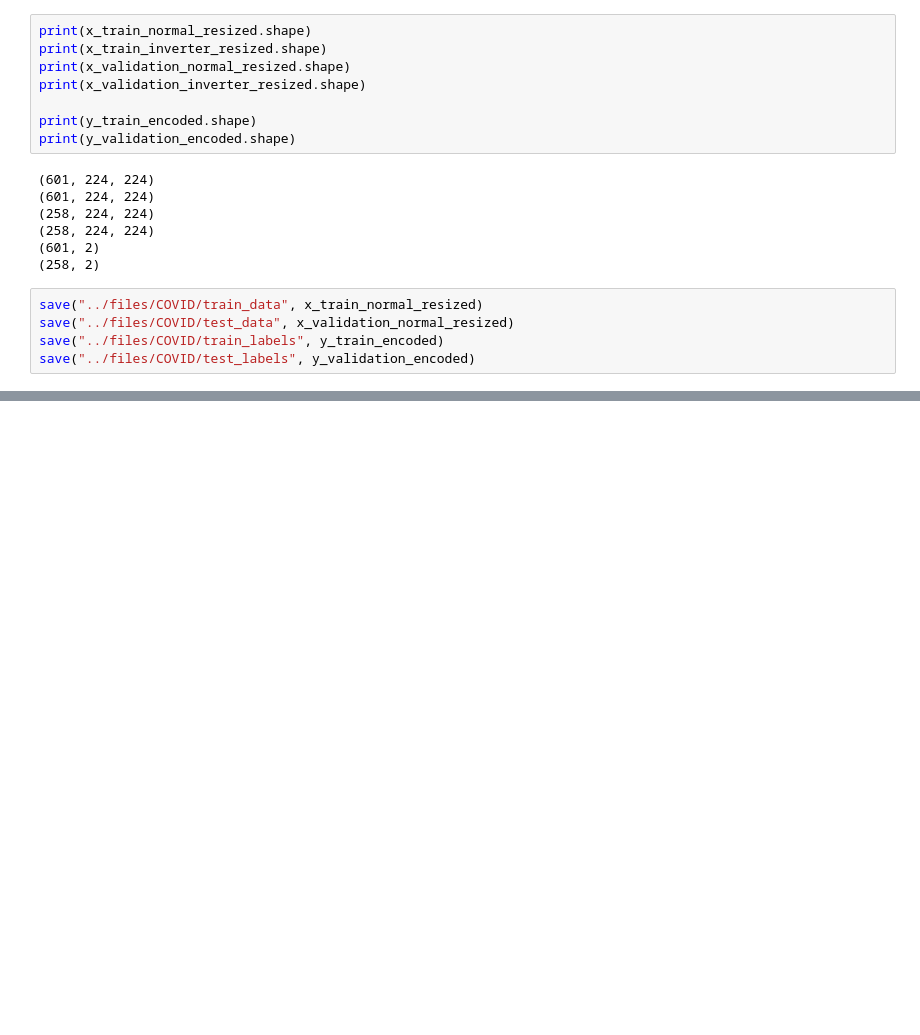
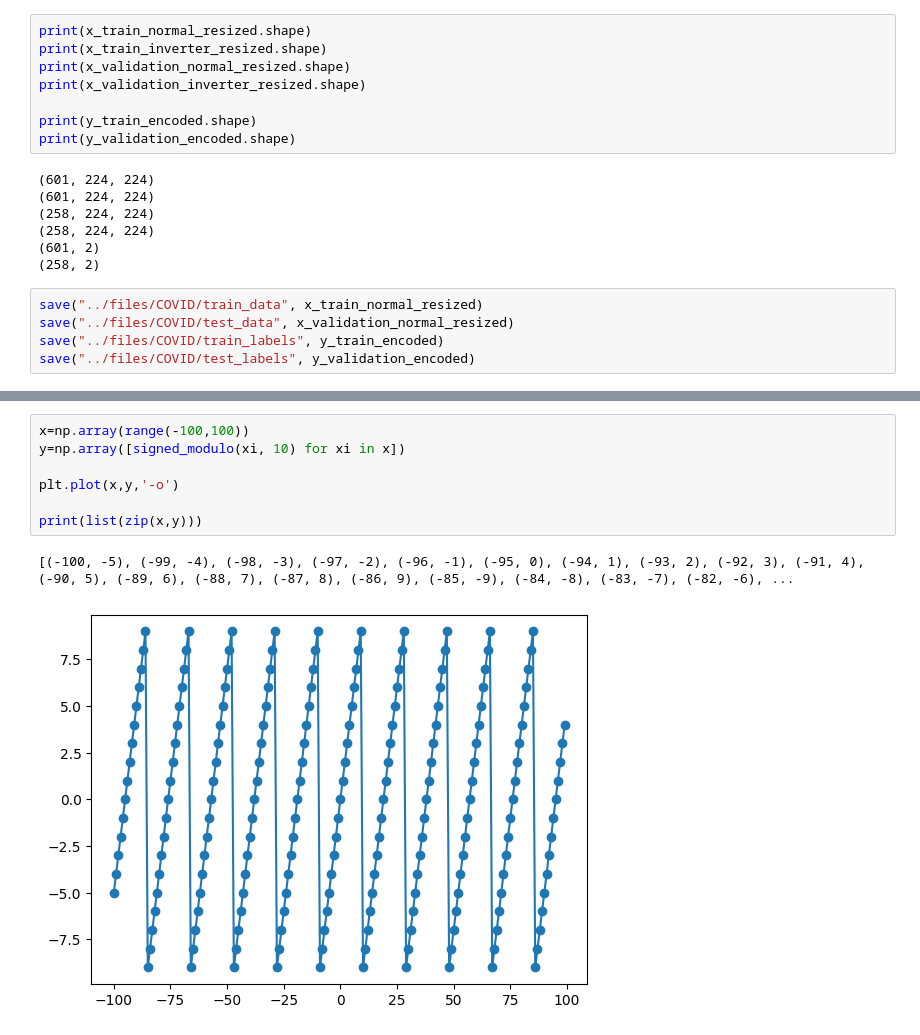
Before and after one commit to labm1997/piranha, a Jupyter notebook: scripts/format_covid.ipynb, the cells around one changed output, grey strips where cells are left out. Saved outputs shown, nothing was run; the diff lists cells and outputs as text; blank space fills up the shorter version.

```diff
--- a/scripts/format_covid.ipynb
+++ b/scripts/format_covid.ipynb
@@ -50,0 +256,10 @@ save("../files/COVID/test_labels", y_validation_encoded)
+# %%
+x=np.array(range(-100,100))
+y=np.array([signed_modulo(xi, 10) for xi in x])
+
+plt.plot(x,y,'-o')
+
+print(list(zip(x,y)))
+# %% [output]
+[(-100, -5), (-99, -4), (-98, -3), (-97, -2), (-96, -1), (-95, 0), (-94, 1), (-93, 2), (-92, 3), (-91, 4), (-90, 5), (-89, 6), (-88, 7), (-87, 8), (-86, 9), (-85, -9), (-84, -8), (-83, -7), (-82, -6), ...
+[figure, added]
```
Also changed, not shown: parts of 19 cells of this notebook, 1 other file.
